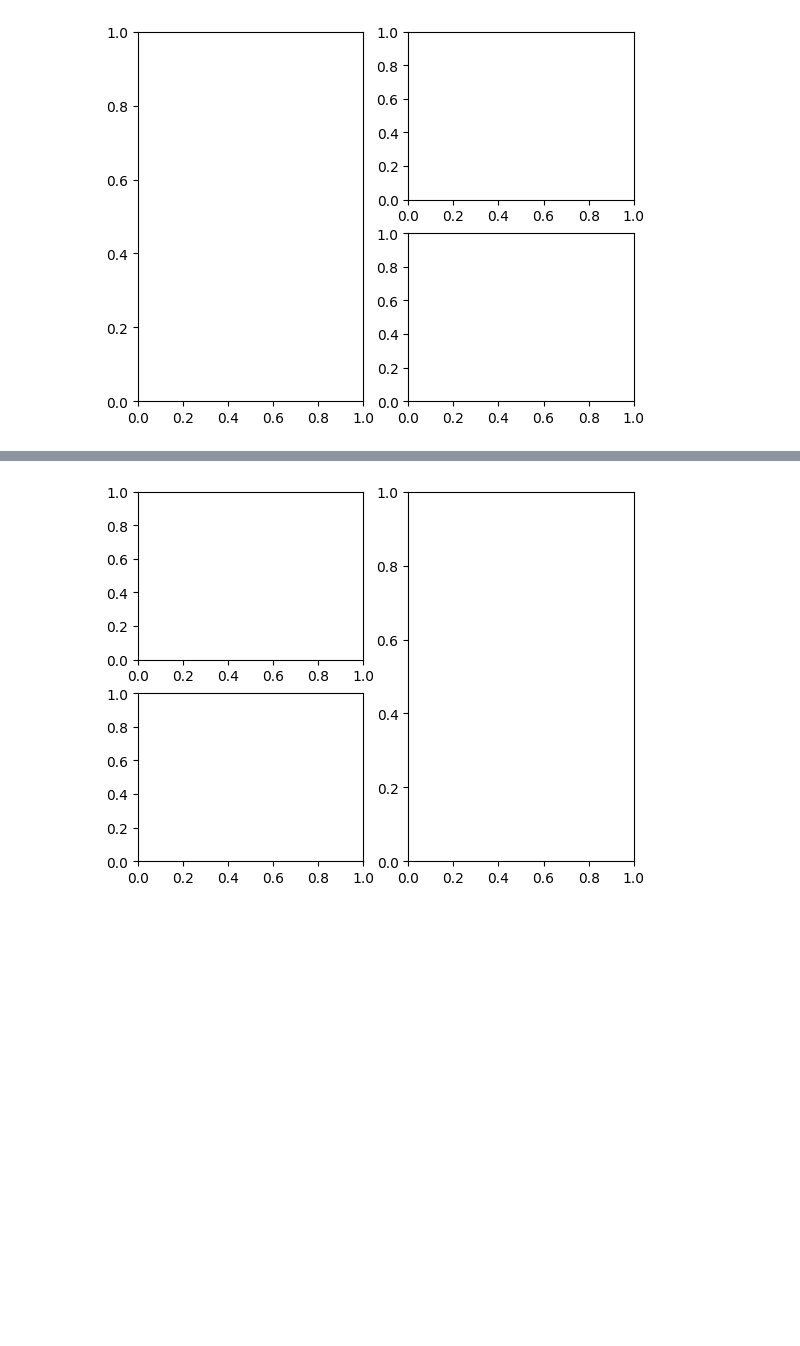
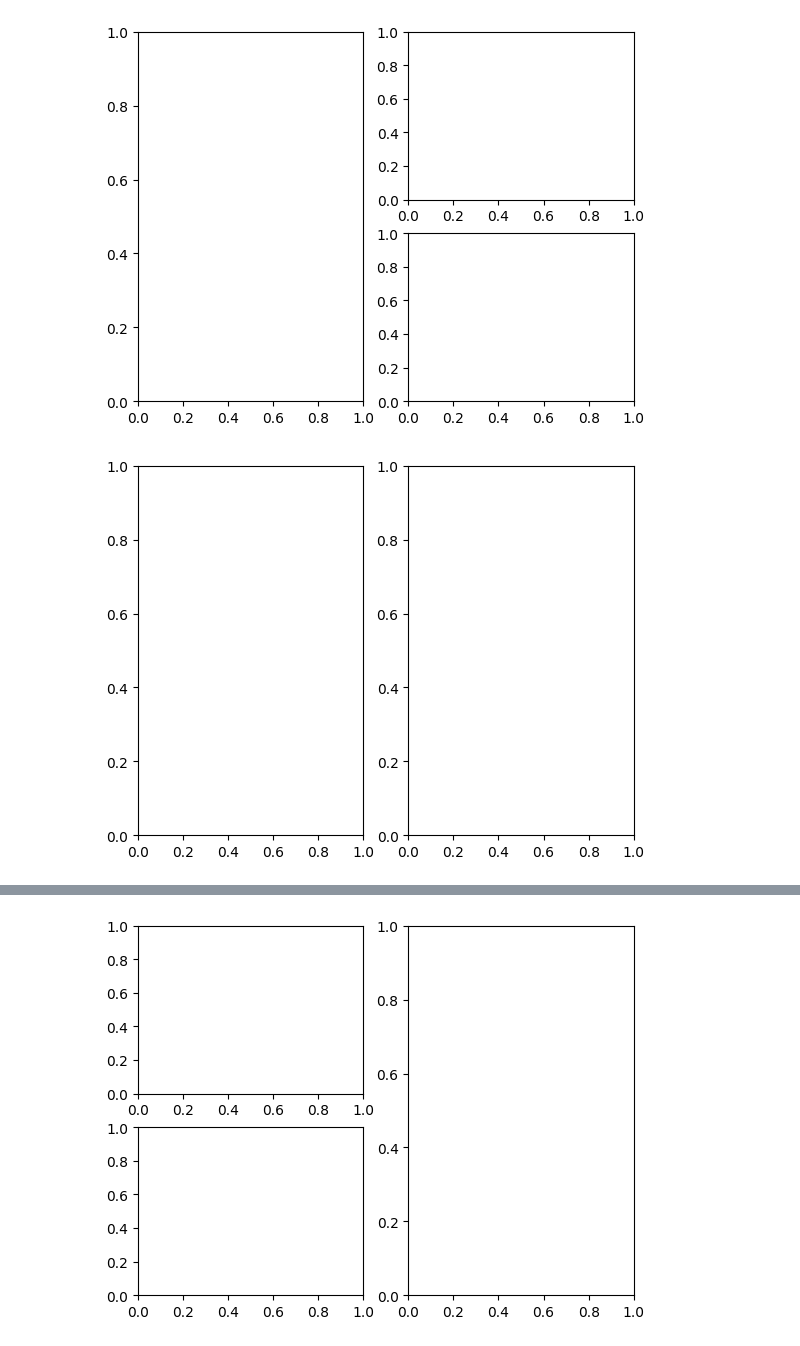
Before and after one commit to haezeong/fintech_service, a Jupyter notebook: 06_machine_learning/03_matplotlib으로 그래프 그리기.ipynb, the cells around one changed output, grey strips where cells are left out. Drawn from its saved outputs; the diff is of its cells as text; code cells hidden in the pictures; blank space fills up the shorter version.

```diff
--- a/06_machine_learning/03_matplotlib으로 그래프 그리기.ipynb
+++ b/06_machine_learning/03_matplotlib으로 그래프 그리기.ipynb
@@ -68,3 +70,9 @@ fig, axs = plt.subplot_mosaic([['left','right_top'],['left','right_bottom']])
 plt.show()
 # %% [output]
 [figure]
+# %%
+fig, axs = plt.subplot_mosaic([['left', 'right'],
+                               ['left', 'right']])
+plt.show()
+# %% [output]
+[figure, added]
```
Also changed, not shown: parts of 16 cells of this notebook, 1 other file.
